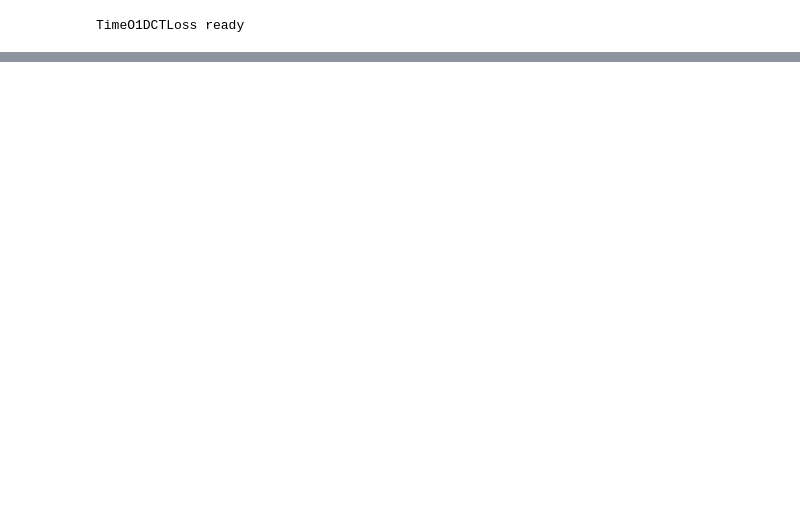
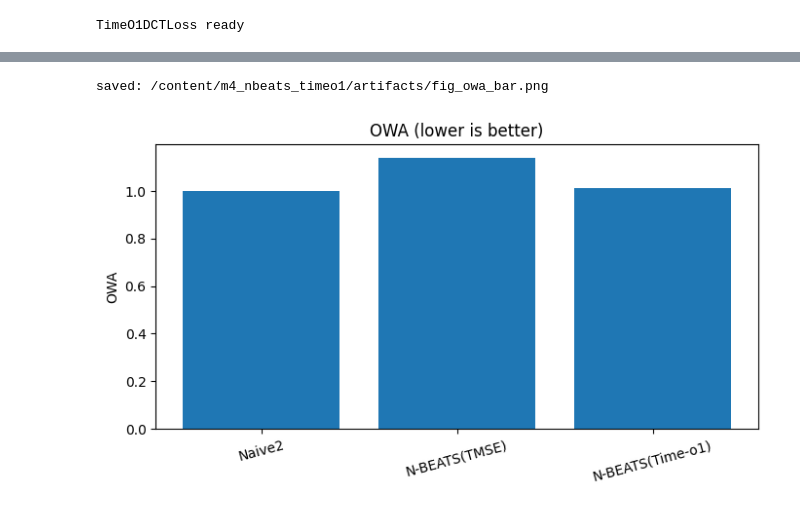
Before and after one commit to M4XJUNG/AIF-Financial-Time-Series, a Jupyter notebook: M4_N_BEATS_Time_o1.ipynb, the cells around one changed output, grey strips where cells are left out. Saved outputs shown, nothing was run; the diff lists cells and outputs as text; code cells hidden in the pictures; blank space fills up the shorter version.

```diff
--- a/M4_N_BEATS_Time_o1.ipynb
+++ b/M4_N_BEATS_Time_o1.ipynb
@@ -1093,0 +1132,29 @@ TimeO1DCTLoss ready
+# %%
+import os, json
+from pathlib import Path
+import matplotlib.pyplot as plt
+
+PROJ = Path("/content/m4_nbeats_timeo1")
+ART  = PROJ / "artifacts"
+os.makedirs(ART, exist_ok=True)
+
+naive2 = json.loads((ART/"Daily_Finance_Naive2.json").read_text())
+tmse   = json.loads((ART/"Daily_Finance_NBEATS_TMSE.json").read_text())
+to1    = json.loads((ART/"Daily_Finance_NBEATS_TIMEO1.json").read_text())
+
+labels = ["Naive2", "N-BEATS(TMSE)", "N-BEATS(Time-o1)"]
+owa = [naive2["OWA_vs_Naive2"], tmse["OWA_vs_Naive2"], to1["OWA_vs_Naive2"]]
+
+plt.figure(figsize=(7,4))
+plt.bar(labels, owa)
+plt.title("OWA (lower is better)")
+plt.ylabel("OWA")
+plt.xticks(rotation=15)
+out = ART / "fig_owa_bar.png"
+plt.tight_layout()
+plt.savefig(out, dpi=200)
+print("saved:", out)
+plt.show()
+# %% [output]
+saved: /content/m4_nbeats_timeo1/artifacts/fig_owa_bar.png
+[figure, added]
```
Also changed, not shown: parts of 8 cells of this notebook.
